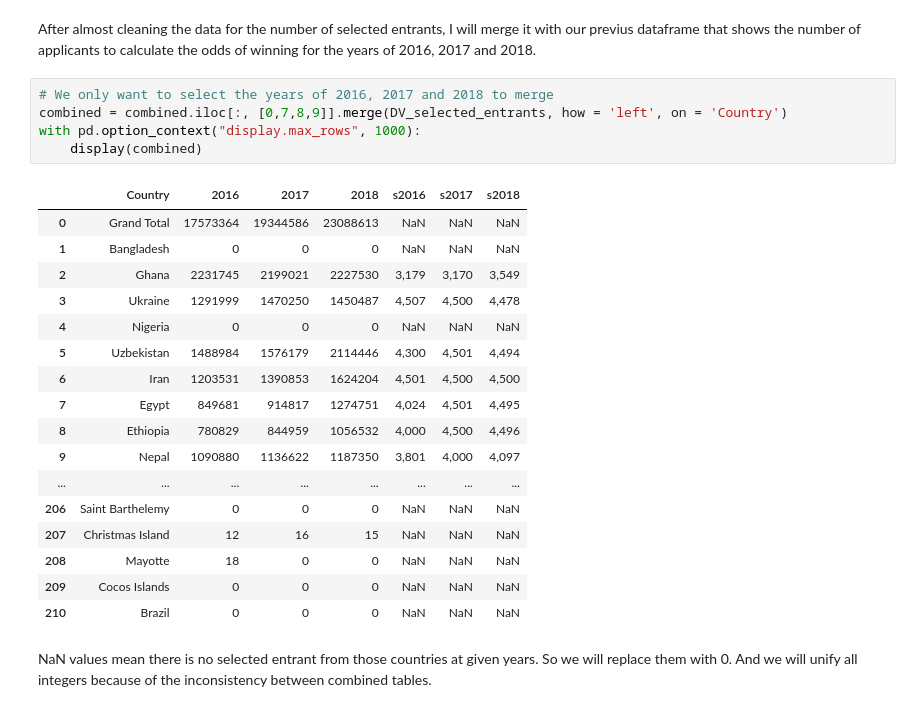
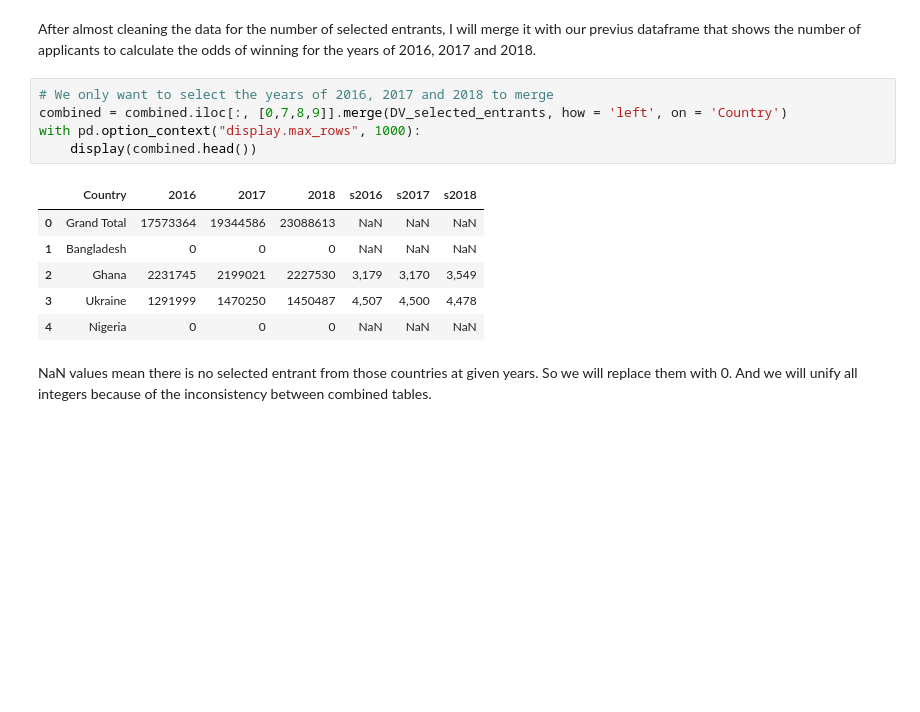
Before and after one commit to guldenturgay/dv-lottery-analysis, a Jupyter notebook: DV_lottery_analysis.ipynb, the cells around one changed output. Saved outputs shown, nothing was run; the diff lists cells and outputs as text; blank space fills up the shorter version.

```diff
--- a/DV_lottery_analysis.ipynb
+++ b/DV_lottery_analysis.ipynb
@@ -305,26 +253,15 @@ After almost cleaning the data for the number of selected entrants, I will merge
 # %%
 # We only want to select the years of 2016, 2017 and 2018 to merge
 combined = combined.iloc[:, [0,7,8,9]].merge(DV_selected_entrants, how = 'left', on = 'Country')
 with pd.option_context("display.max_rows", 1000):
-    display(combined)
+    display(combined.head())
 # %% [output]
 |  | Country | 2016 | 2017 | 2018 | s2016 | s2017 | s2018 |
 | 0 | Grand Total | 17573364 | 19344586 | 23088613 | NaN | NaN | NaN |
 | 1 | Bangladesh | 0 | 0 | 0 | NaN | NaN | NaN |
 | 2 | Ghana | 2231745 | 2199021 | 2227530 | 3,179 | 3,170 | 3,549 |
 | 3 | Ukraine | 1291999 | 1470250 | 1450487 | 4,507 | 4,500 | 4,478 |
 | 4 | Nigeria | 0 | 0 | 0 | NaN | NaN | NaN |
-| 5 | Uzbekistan | 1488984 | 1576179 | 2114446 | 4,300 | 4,501 | 4,494 |
-| 6 | Iran | 1203531 | 1390853 | 1624204 | 4,501 | 4,500 | 4,500 |
-| 7 | Egypt | 849681 | 914817 | 1274751 | 4,024 | 4,501 | 4,495 |
-| 8 | Ethiopia | 780829 | 844959 | 1056532 | 4,000 | 4,500 | 4,496 |
-| 9 | Nepal | 1090880 | 1136622 | 1187350 | 3,801 | 4,000 | 4,097 |
-| ... | ... | ... | ... | ... | ... | ... | ... |
-| 206 | Saint Barthelemy | 0 | 0 | 0 | NaN | NaN | NaN |
-| 207 | Christmas Island | 12 | 16 | 15 | NaN | NaN | NaN |
-| 208 | Mayotte | 18 | 0 | 0 | NaN | NaN | NaN |
-| 209 | Cocos Islands | 0 | 0 | 0 | NaN | NaN | NaN |
-| 210 | Brazil | 0 | 0 | 0 | NaN | NaN | NaN |
 # %% [markdown]
 NaN values mean there is no selected entrant from those countries at given years. So we will replace them with 0. And we will unify all integers because of the inconsistency between combined tables.
 # %%
```
Also changed, not shown: parts of 12 cells of this notebook, 9 other files.
